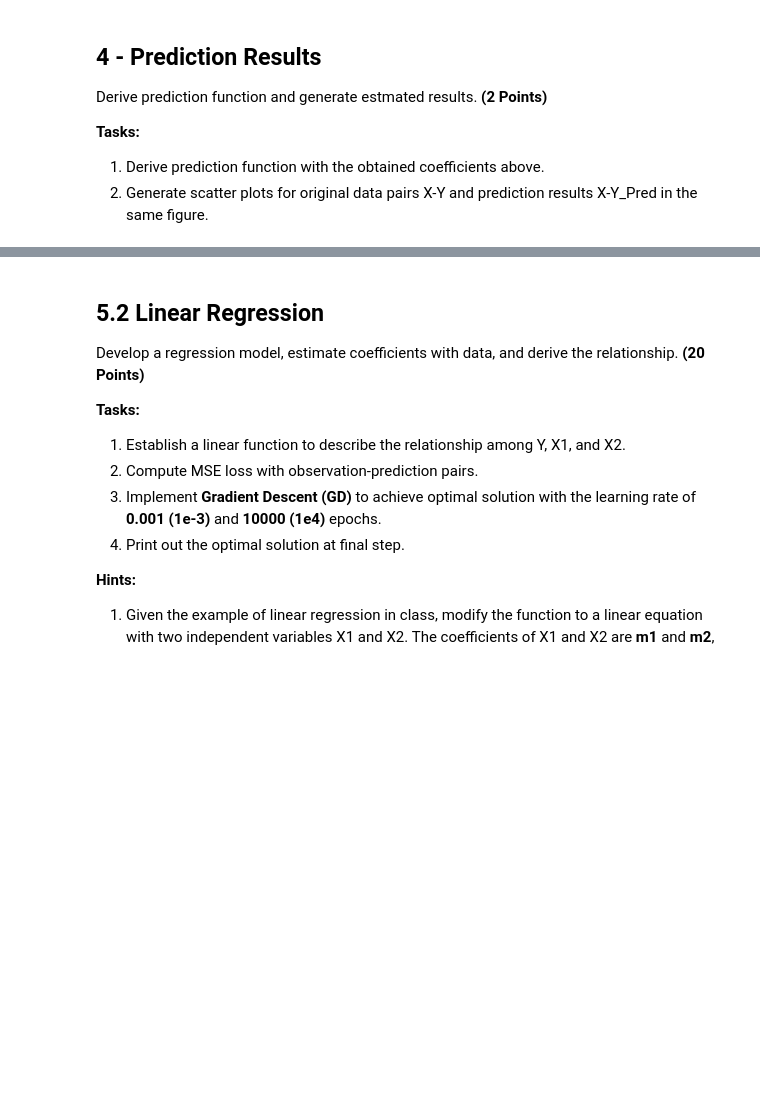
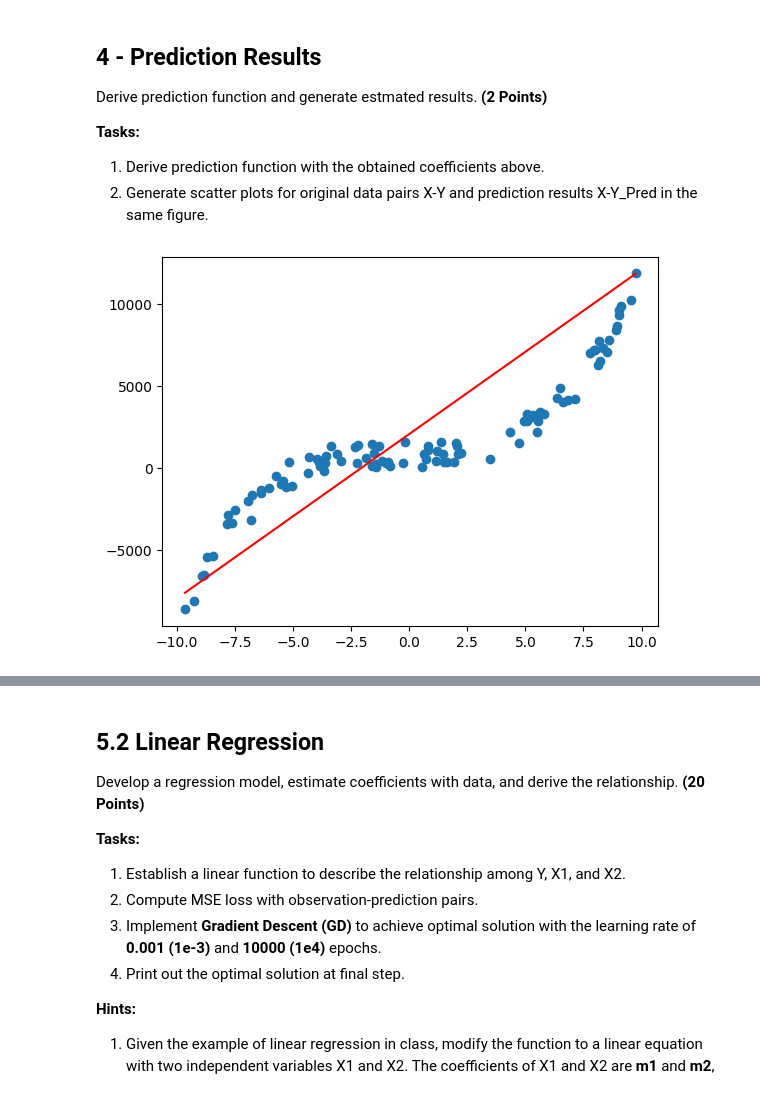
Before and after one commit to jakedog17/COP4630_HW1_Coding, a Jupyter notebook: HW1-Coding/Homework_01.ipynb, the cells around one changed output, grey strips where cells are left out. Saved outputs shown, nothing was run; the diff lists cells and outputs as text; code cells hidden in the pictures; blank space fills up the shorter version.

```diff
--- a/HW1-Coding/Homework_01.ipynb
+++ b/HW1-Coding/Homework_01.ipynb
@@ -78,3 +135,15 @@ Derive prediction function and generate estmated results. **(2 Points)**
+# %%
+# Coding here
+
+#prediction model with updated / trained weights
+Y_pred = a*(X**3) + b*(X**2) + c*X + d
+
+#do perdiction for model
+plt.scatter(X, Y)
+plt.plot([min(X), max(X)], [min(Y_pred), max(Y_pred)], color='red') # predicted
+plt.show()
+# %% [output]
+[figure, added]
 # %% [markdown]
 ## 5 - Multiple Variables Linear Regression ##
 
```
Also changed, not shown: parts of 13 cells of this notebook.
